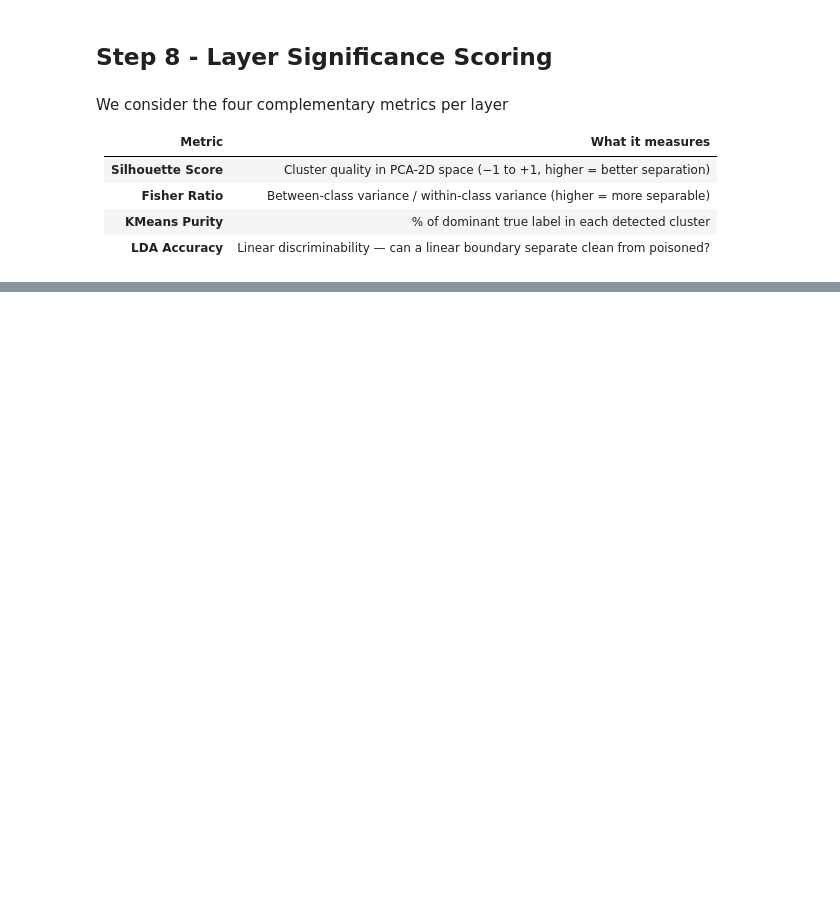
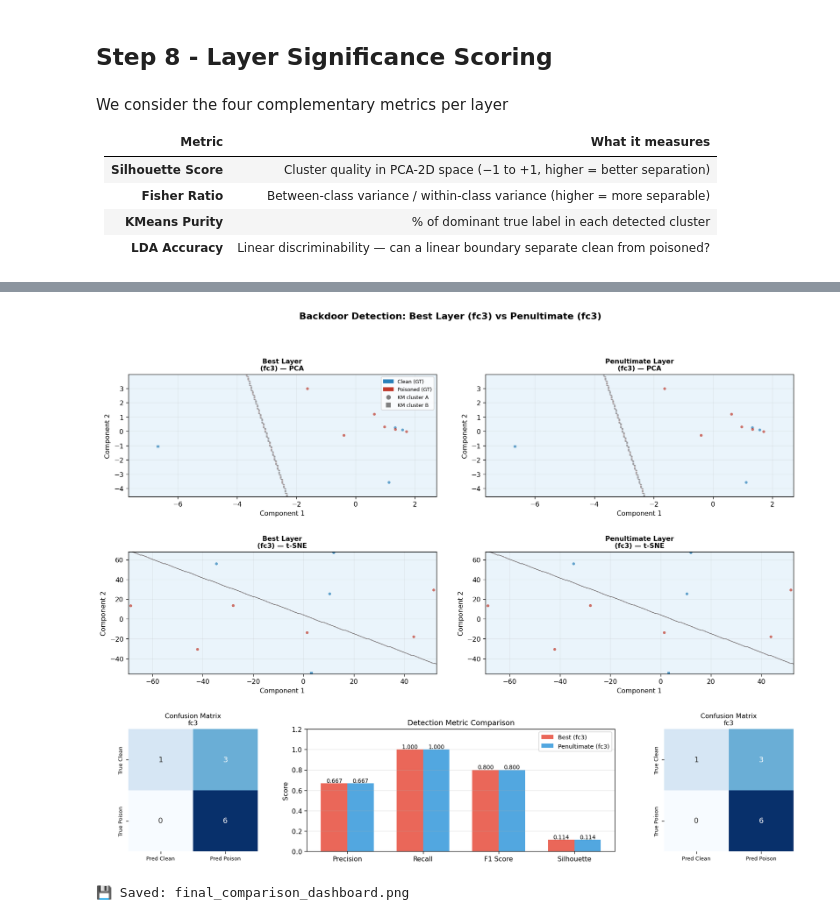
Before and after one commit to Simon-Kraft/reconstruction-activation-clustering, a Jupyter notebook: main.ipynb, the cells around one changed output, grey strips where cells are left out. Saved outputs shown, nothing was run; the diff lists cells and outputs as text; code cells hidden in the pictures; blank space fills up the shorter version.

Commit message:
newest state

```diff
--- a/main.ipynb
+++ b/main.ipynb
@@ -784,7 +789,7 @@ def project_2d(features, method='pca', labels=None):
     if method == 'pca':
         proj = PCA(n_components=2, random_state=SEED).fit_transform(feats_norm)
     elif method == 'tsne':
-        proj = TSNE(n_components=2, perplexity=NUM_SAMPLES, random_state=SEED,
+        proj = TSNE(n_components=2, perplexity=N_SAMPLES-1, random_state=SEED,
                     max_iter=1200, verbose=0).fit_transform(feats_pca)
     elif method == 'lda':
         lda = LinearDiscriminantAnalysis(n_components=1)
@@ -934,0 +1091,72 @@ Total squared gradient distance: 65.09630151
+# %%
+# ---- Final Comparison Dashboard ----
+fig = plt.figure(figsize=(18, 13))
+gs  = gridspec.GridSpec(3, 4, hspace=0.45, wspace=0.38)
+fig.suptitle(
+    f"Backdoor Detection: Best Layer ({BEST_LAYER}) vs Penultimate ({PENULTIMATE_LAYER})",
+    fontsize=14, fontweight='bold'
+)
+
+layers_to_compare = [BEST_LAYER, PENULTIMATE_LAYER]
+col_titles = [f'Best Layer\n({BEST_LAYER})', f'Penultimate Layer\n({PENULTIMATE_LAYER})']
+
+for col, (layer, col_title) in enumerate(zip(layers_to_compare, col_titles)):
+    res   = all_results[layer]
+    feats = reconstructed_layer_feats[layer]
+    feats_norm = (feats - feats.mean(0)) / (feats.std(0) + 1e-8)
+    feats_pca  = pca_reduce(feats_norm)
+    feats_2d_pca  = project_2d(feats, method='pca')
+    feats_2d_tsne = project_2d(feats, method='tsne')
+
+    km_labels = res['cluster_ids']
+
+    # --- PCA scatter ---
+    ax_pca = fig.add_subplot(gs[0, col*2:col*2+2])
+    scatter_with_clusters(ax_pca, feats_2d_pca, truth_flags, km_labels,
+                          f"{col_title} — PCA",
+                          show_legend=(col == 0))
+
+    # --- t-SNE scatter ---
+    ax_tsne = fig.add_subplot(gs[1, col*2:col*2+2])
+    scatter_with_clusters(ax_tsne, feats_2d_tsne, truth_flags, km_labels,
+                          f"{col_title} — t-SNE")
+
+# --- Metric bar comparison (bottom row) ---
+metric_names = ['precision', 'recall', 'f1', 'silhouette']
+metric_lbls  = ['Precision', 'Recall', 'F1 Score', 'Silhouette']
+best_vals    = [best_res[m] for m in metric_names]
+penu_vals    = [penu_res[m] for m in metric_names]
+
+ax_bar = fig.add_subplot(gs[2, 1:3])
+x = np.arange(len(metric_names))
+w = 0.35
+bars1 = ax_bar.bar(x - w/2, best_vals, w, label=f'Best ({BEST_LAYER})', color='#e74c3c', alpha=0.85)
+bars2 = ax_bar.bar(x + w/2, penu_vals, w, label=f'Penultimate ({PENULTIMATE_LAYER})', color='#3498db', alpha=0.85)
+for bar in bars1 + bars2:
+    ax_bar.text(bar.get_x() + bar.get_width()/2, bar.get_height() + 0.01,
+                f"{bar.get_height():.3f}", ha='center', fontsize=8.5)
+ax_bar.set_xticks(x)
+ax_bar.set_xticklabels(metric_lbls)
+ax_bar.set_ylim(0, 1.2)
+ax_bar.set_ylabel("Score")
+ax_bar.set_title("Detection Metric Comparison", fontsize=11)
+ax_bar.legend(fontsize=9)
+ax_bar.grid(axis='y', alpha=0.3)
+
+# --- Confusion matrices ---
+for col, (layer, res) in enumerate([(BEST_LAYER, best_res), (PENULTIMATE_LAYER, penu_res)]):
+    ax_cm = fig.add_subplot(gs[2, col*3] if col == 0 else gs[2, 3])
+    cm = res['cm']
+    sns.heatmap(cm, annot=True, fmt='d', cmap='Blues', ax=ax_cm,
+                xticklabels=['Pred Clean', 'Pred Poison'],
+                yticklabels=['True Clean', 'True Poison'],
+                cbar=False, annot_kws={'size': 11})
+    ax_cm.set_title(f"Confusion Matrix\n{layer}", fontsize=10)
+    ax_cm.tick_params(labelsize=8)
+
+plt.savefig('final_comparison_dashboard.png', dpi=130, bbox_inches='tight')
+plt.show()
+print("💾 Saved: final_comparison_dashboard.png")
+# %% [output]
+[figure, added]
+💾 Saved: final_comparison_dashboard.png
```
Also changed, not shown: parts of 18 cells of this notebook, 5 other files.
